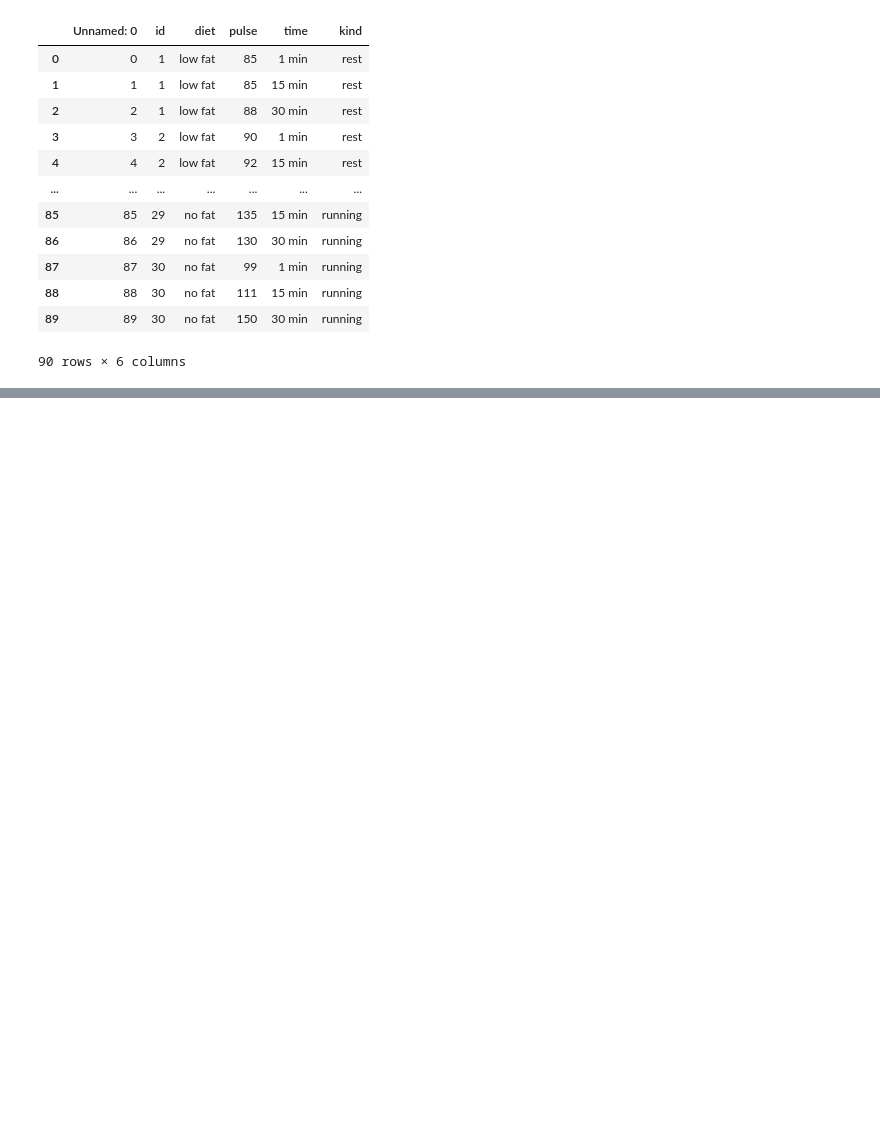
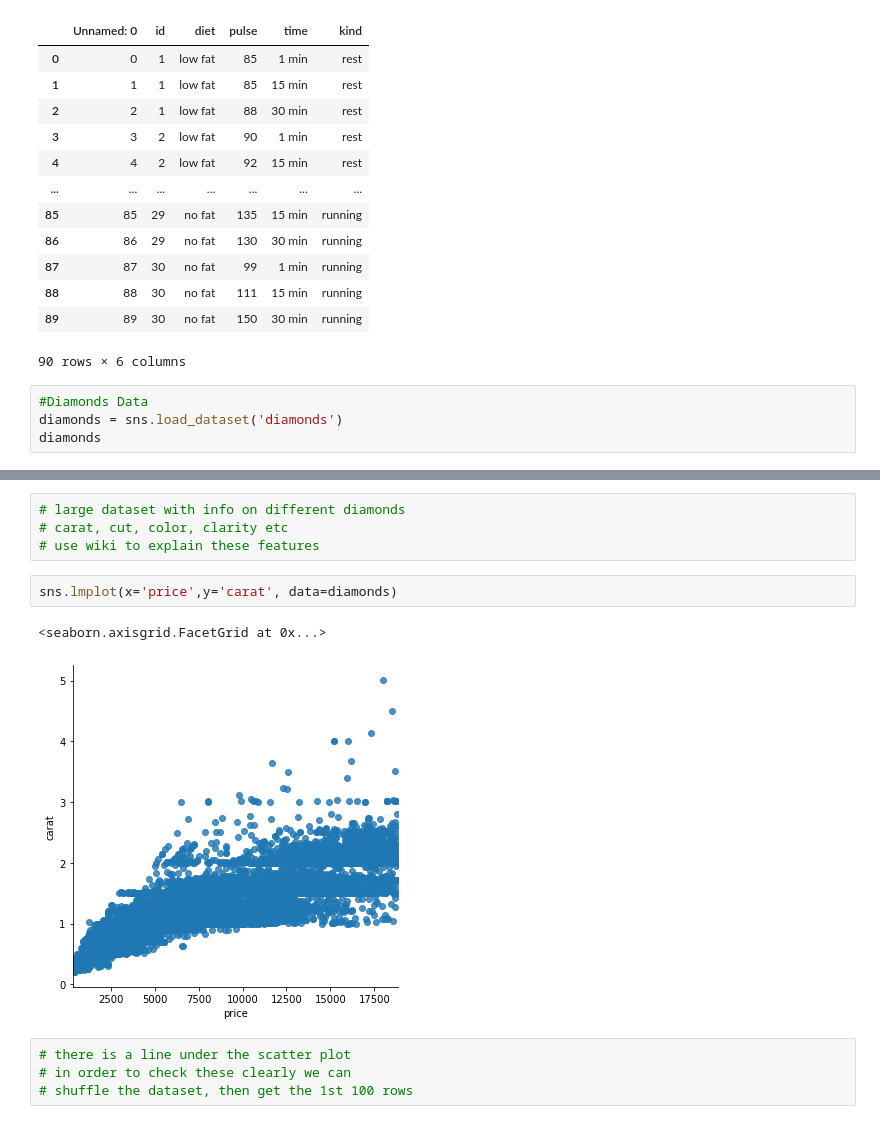
Before and after one commit to Jogwums/Data-Analysis-Cl01, a Jupyter notebook: seaborn/intro.ipynb, the cells around one changed output, grey strips where cells are left out. Cells and saved outputs as stored; diff of their text form; blank space fills up the shorter version.

```diff
--- a/seaborn/intro.ipynb
+++ b/seaborn/intro.ipynb
@@ -69,3 +69,7 @@ execer
 | 88 | 88 | 30 | no fat | 111 | 15 min | running |
 | 89 | 89 | 30 | no fat | 150 | 30 min | running |
 90 rows × 6 columns
+# %%
+#Diamonds Data
+diamonds = sns.load_dataset('diamonds')
+diamonds
@@ -71,0 +90,13 @@ execer
+# %%
+# large dataset with info on different diamonds
+# carat, cut, color, clarity etc
+# use wiki to explain these features
+# %%
+sns.lmplot(x='price',y='carat', data=diamonds)
+# %% [output]
+<seaborn.axisgrid.FacetGrid at 0x...>
+[figure, added]
+# %%
+# there is a line under the scatter plot
+# in order to check these clearly we can
+# shuffle the dataset, then get the 1st 100 rows
```
Also changed, not shown: parts of 20 cells of this notebook, 2 other files.
